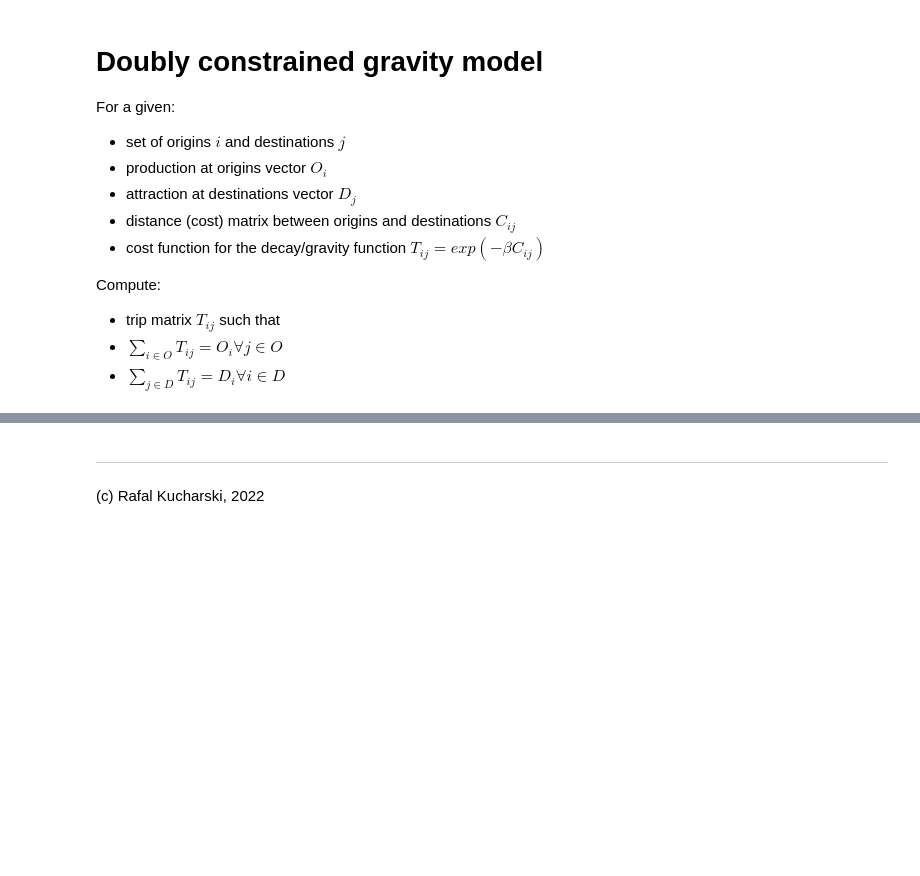
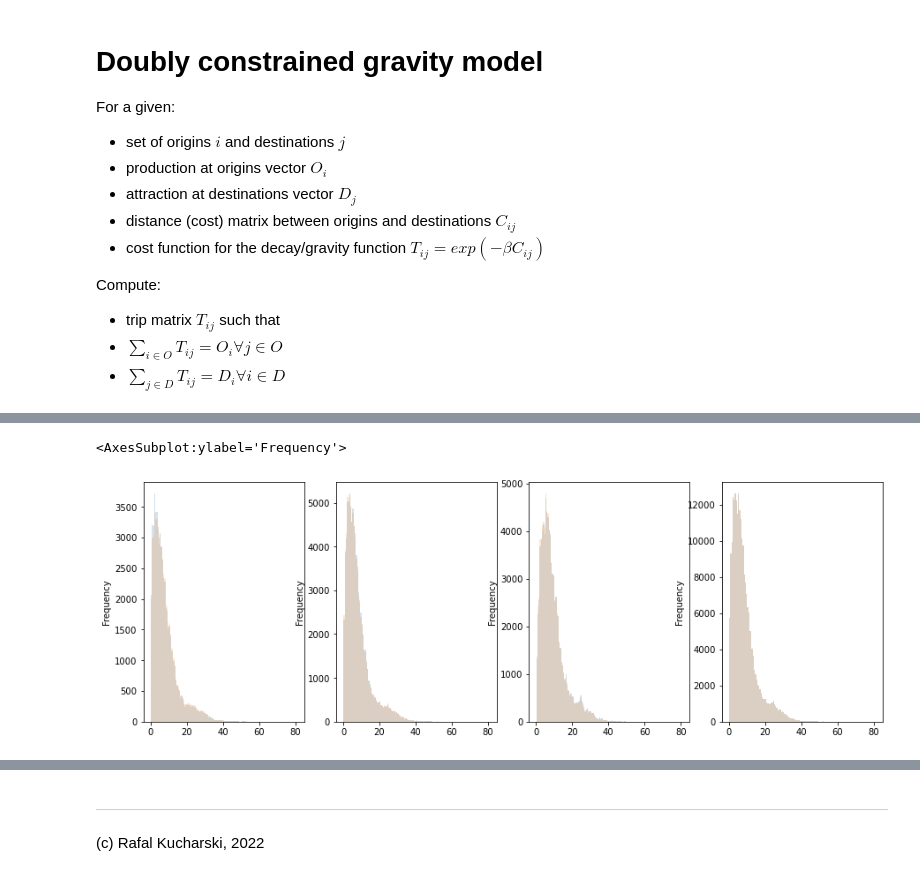
Before and after one commit to RafalKucharskiPK/MoblinoscPolonez, a Jupyter notebook: wichita_01.ipynb, the cells around one changed output, grey strips where cells are left out. Drawn from its saved outputs; the diff is of its cells as text; code cells hidden in the pictures; blank space fills up the shorter version.

```diff
--- a/wichita_01.ipynb
+++ b/wichita_01.ipynb
@@ -42,0 +61,40 @@ djk (464, 3)
+# %%
+inData = read_wichita()
+fig, ax = plt.subplots(1,4, figsize=(15,5))
+ax = ax.flatten()
+j=-1
+
+
+for k in [1,2,3]:
+    j+=1
+    Xij_k = inData['full_xij_k{}'.format(k)]
+    S = Xij_k.sum(axis=1)
+    D = Xij_k.sum(axis=0)
+    H = Xij_k.stack().to_frame()
+    H.columns = ['flow']
+    H['cost'] = inData.dist.stack()
+    #H = H[H['cost']>10]
+    H['cost'].plot(kind='hist', weights = H['flow'], ax = ax[k-1], bins = 130, alpha = 0.2) # trip distance distribution
+    H = X[k].stack().to_frame()
+    H.columns = ['flow']
+    H['cost'] = inData.dist.stack()
+    #H = H[H['cost']>10]
+    H['cost'].plot(kind='hist', weights = H['flow'], ax = ax[k-1], bins = 130, alpha = 0.2) # trip distance distribution
+Xij_k = inData['full_xij']
+S = Xij_k.sum(axis=1)
+D = Xij_k.sum(axis=0)
+H = Xij_k.stack().to_frame()
+H.columns = ['flow']
+H['cost'] = inData.dist.stack()
+#H = H[H['cost']>10]
+H['cost'].plot(kind='hist', weights = H['flow'], ax = ax[3], bins = 130, alpha = 0.2) # trip distance distribution
+
+((sum([X[k] for k in [1,2,3]])-inData.full_xij)**2).sum().sum()
+H = sum([X[k] for k in [1,2,3]]).stack().to_frame()
+H.columns = ['flow']
+H['cost'] = inData.dist.stack()
+#H = H[H['cost']>10]
+H['cost'].plot(kind='hist', weights = H['flow'], ax = ax[3], bins = 130, alpha = 0.2) # trip distance distribution
+# %% [output]
+<AxesSubplot:ylabel='Frequency'>
+[figure, added]
```
Also changed, not shown: parts of 18 cells of this notebook, 4 other files.
